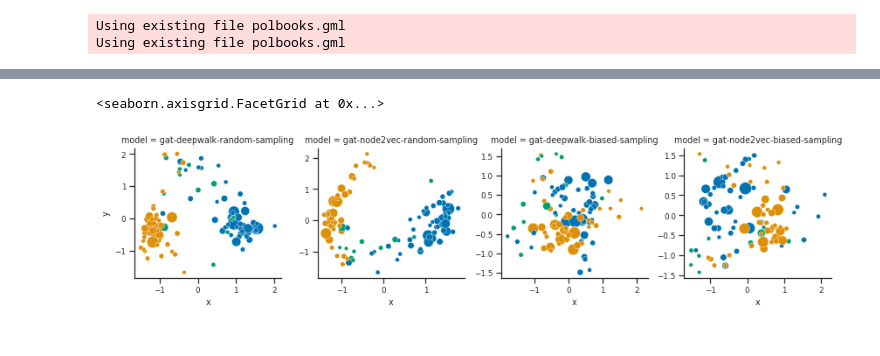
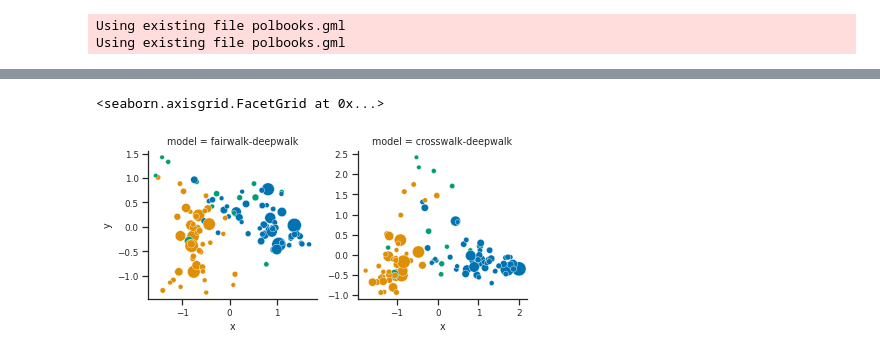
Before and after one commit to thunderock/residual2vec_, a Jupyter notebook: notebooks/RESULTS/demonstrating_r2v_models_outvec_dim=16_modified_adj.ipynb, the cells around one changed output, grey strips where cells are left out. Cells and saved outputs as stored; diff of their text form; code cells hidden in the pictures.

```diff
--- a/notebooks/RESULTS/demonstrating_r2v_models_outvec_dim=16_modified_adj.ipynb
+++ b/notebooks/RESULTS/demonstrating_r2v_models_outvec_dim=16_modified_adj.ipynb
@@ -356,11 +358,12 @@ plot_data_all = []
 
 # deg = np.array(A.sum(axis=0)).reshape(-1)
 row = 0
-keys = ['gat_n2v_random', 'gat_n2v_r2v', 'gat_dw_random', 'gat_dw_r2v']
+keys = ['gcn_dw_random', 'gcn_dw_r2v'] # 'gat_n2v_random', 'gat_n2v_r2v',
+keys = ['fw_dw', 'cw_dw']
 mp = {
     'gat_n2v_random': 'gat-node2vec-random-sampling', 'gat_n2v_r2v': 'gat-node2vec-biased-sampling',
-    'gat_dw_random': 'gat-deepwalk-random-sampling', 'gat_dw_r2v': 'gat-deepwalk-biased-sampling'
-    ,
+    'gat_dw_random': 'deepwalk-random-sampling', 'gat_dw_r2v': 'deepwalk-biased-sampling',
+     'gcn_dw_random': 'deepwalk-random-sampling', 'gcn_dw_r2v': 'deepwalk-biased-sampling',
    'fw_dw': 'fairwalk-deepwalk', 'cw_dw': 'crosswalk-deepwalk', 'fw_n2v': "fairwalk-node2vec", 'cw_n2v': "crosswalk-node2vec",
 }
 for idx, (k, emb) in enumerate(embs.items()):
@@ -375,31 +378,31 @@ for idx, (k, emb) in enumerate(embs.items()):
                 "y": xy[:, 1],
                 "group": group_ids,
                 "model": mp[k],
                 "degree": deg,
                 "row": row
             }
         )
     ]
 
 plot_data_all = pd.concat(plot_data_all)
 #
 sns.set_style("white")
 sns.set(font_scale=.8)
 sns.set_style("ticks")
 # fig, ax = plt.subplots(figsize=(7,5))
 
 g = sns.FacetGrid(
     data=plot_data_all,
 #     row="row",
     col='model',
     sharex=False,
     sharey=False,
     col_wrap=4
 
 )
 
 g.map(sns.scatterplot, "x", "y", "group", "degree", sizes=(20, 200), palette = sns.color_palette("colorblind", n_colors=3), )
 # g.fig.suptitle("WORD2VEC")
 # %% [output]
 <seaborn.axisgrid.FacetGrid at 0x...>
-[figure, old version]
+[figure, new version]
```
Also changed, not shown: parts of 6 cells of this notebook, 1 other file.
